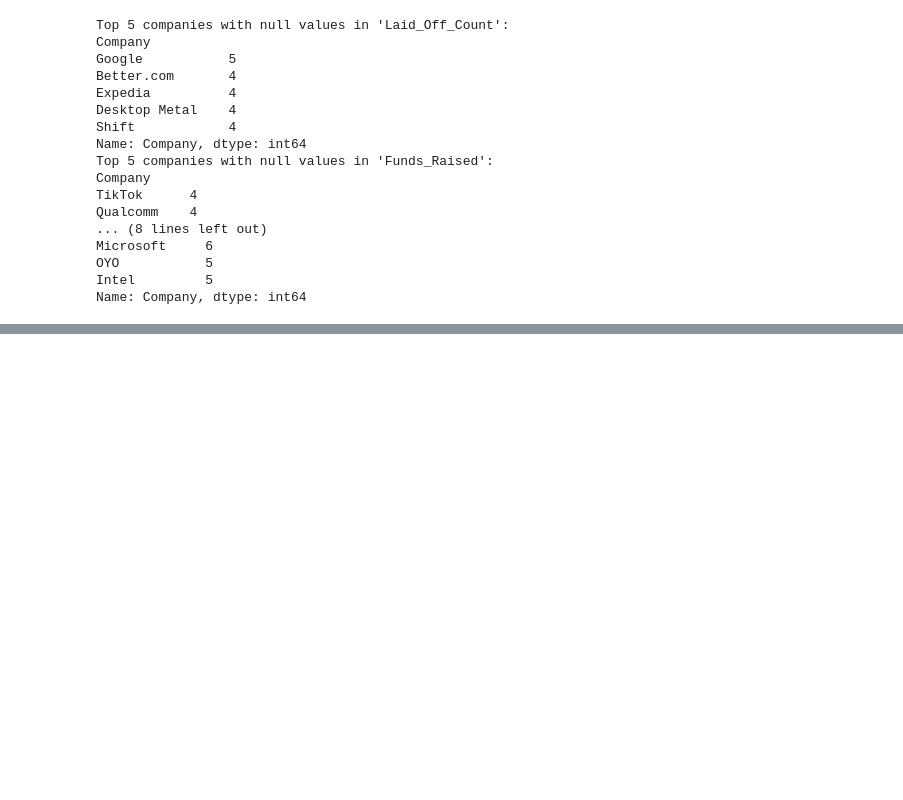
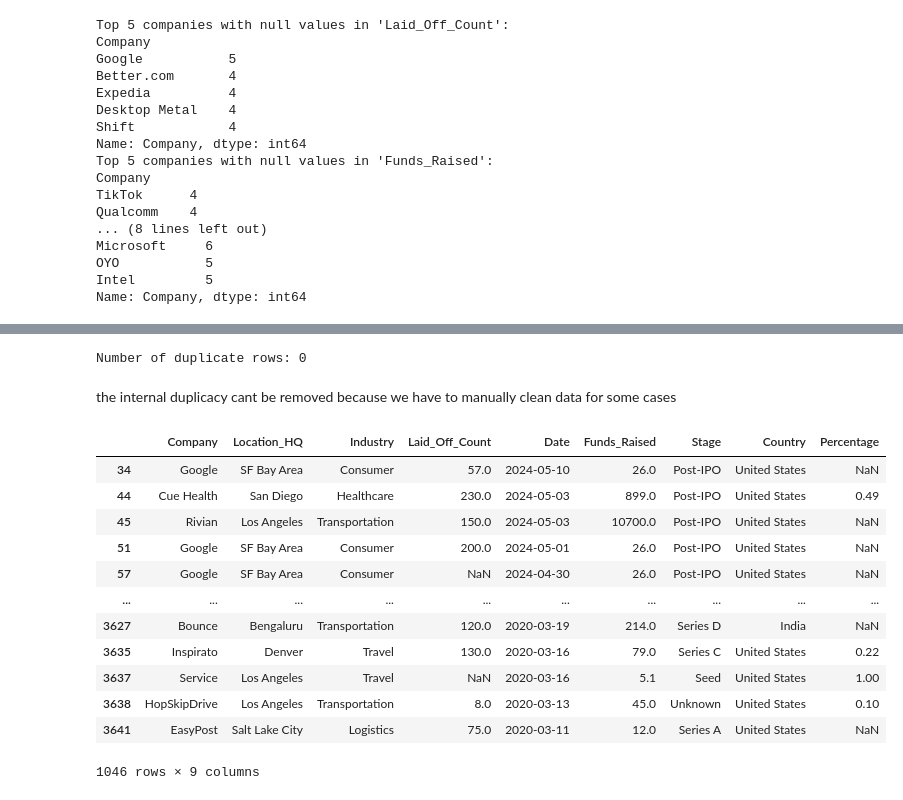
Before and after one commit to brahm-dave/preprocessing-and-eda, a Jupyter notebook: basic_preprocessing_and_eda.ipynb, the cells around one changed output, grey strips where cells are left out. Cells and saved outputs as stored; diff of their text form; code cells hidden in the pictures; blank space fills up the shorter version.

```diff
--- a/basic_preprocessing_and_eda.ipynb
+++ b/basic_preprocessing_and_eda.ipynb
@@ -418,0 +458,29 @@ KeyboardInterrupt:
+# %%
+# prompt: check for duplicates in df
+
+duplicate_df = df[df.duplicated()]
+
+print(f"Number of duplicate rows: {len(duplicate_df)}")
+
+if len(duplicate_df) > 0:
+  print(duplicate_df)
+# %% [output]
+Number of duplicate rows: 0
+# %% [markdown]
+the internal duplicacy cant be removed because we have to manually clean data for some cases
+# %%
+duplicate_companies
+# %% [output]
+|  | Company | Location_HQ | Industry | Laid_Off_Count | Date | Funds_Raised | Stage | Country | Percentage |
+| 34 | Google | SF Bay Area | Consumer | 57.0 | 2024-05-10 | 26.0 | Post-IPO | United States | NaN |
+| 44 | Cue Health | San Diego | Healthcare | 230.0 | 2024-05-03 | 899.0 | Post-IPO | United States | 0.49 |
+| 45 | Rivian | Los Angeles | Transportation | 150.0 | 2024-05-03 | 10700.0 | Post-IPO | United States | NaN |
+| 51 | Google | SF Bay Area | Consumer | 200.0 | 2024-05-01 | 26.0 | Post-IPO | United States | NaN |
+| 57 | Google | SF Bay Area | Consumer | NaN | 2024-04-30 | 26.0 | Post-IPO | United States | NaN |
+| ... | ... | ... | ... | ... | ... | ... | ... | ... | ... |
+| 3627 | Bounce | Bengaluru | Transportation | 120.0 | 2020-03-19 | 214.0 | Series D | India | NaN |
+| 3635 | Inspirato | Denver | Travel | 130.0 | 2020-03-16 | 79.0 | Series C | United States | 0.22 |
+| 3637 | Service | Los Angeles | Travel | NaN | 2020-03-16 | 5.1 | Seed | United States | 1.00 |
+| 3638 | HopSkipDrive | Los Angeles | Transportation | 8.0 | 2020-03-13 | 45.0 | Unknown | United States | 0.10 |
+| 3641 | EasyPost | Salt Lake City | Logistics | 75.0 | 2020-03-11 | 12.0 | Series A | United States | NaN |
+1046 rows × 9 columns
```
Also changed, not shown: parts of 16 cells of this notebook.
